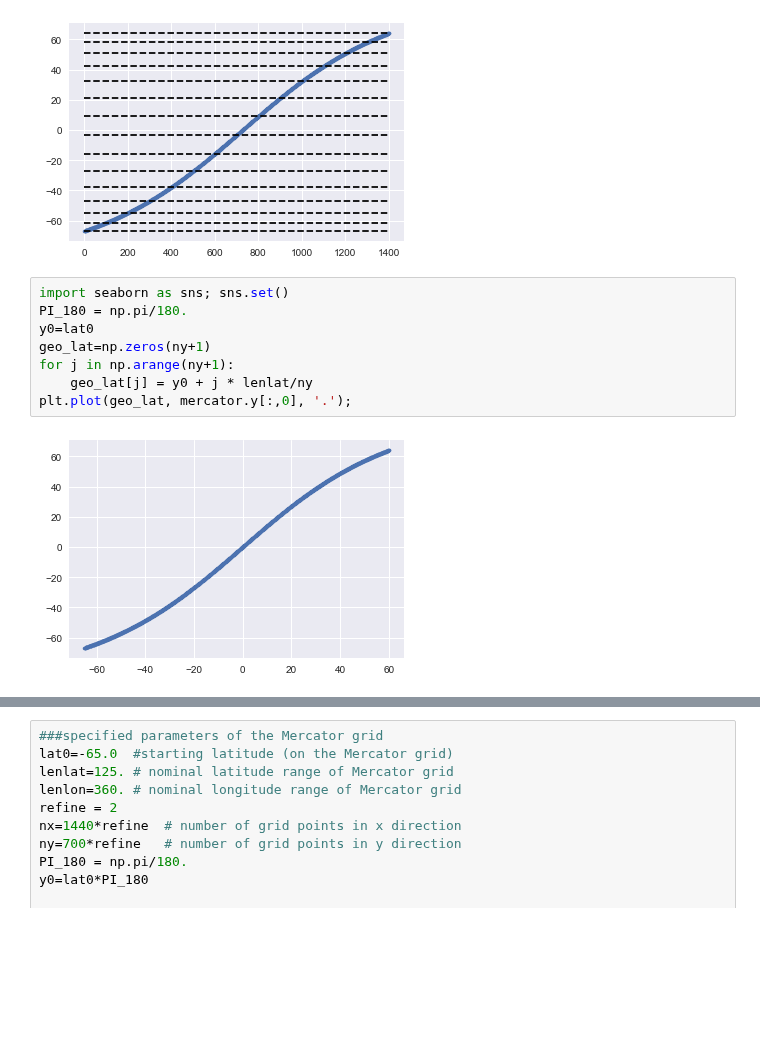
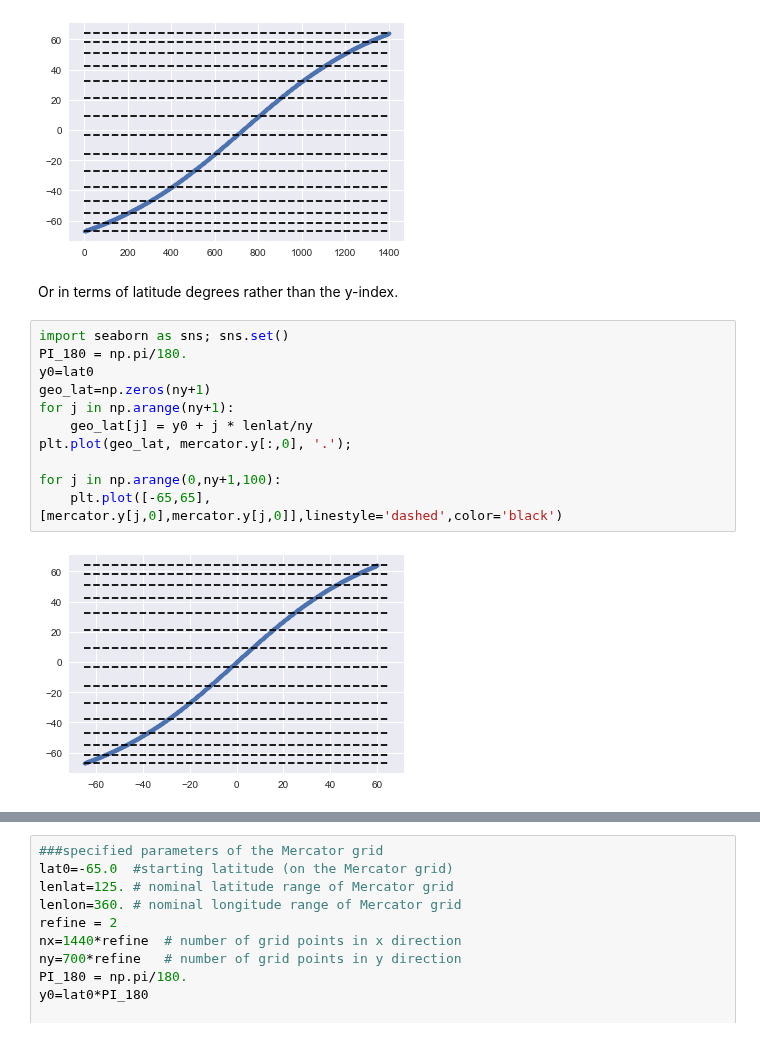
Before and after one commit to nikizadehgfdl/grid_generation, a Jupyter notebook: ocean_grid_mercator_0.25.ipynb, the cells around one changed output, grey strips where cells are left out. Drawn from its saved outputs; the diff is of its cells as text; blank space fills up the shorter version.

```diff
--- a/ocean_grid_mercator_0.25.ipynb
+++ b/ocean_grid_mercator_0.25.ipynb
@@ -48,13 +103,18 @@ for j in np.arange(0,ny+1,100):
     plt.plot([0,1400],[mercator.y[j,0],mercator.y[j,0]],linestyle='dashed',color='black')
 # %% [output]
 [figure]
+# %% [markdown]
+Or in terms of latitude degrees rather than the y-index.
 # %%
 import seaborn as sns; sns.set()
 PI_180 = np.pi/180.
 y0=lat0
 geo_lat=np.zeros(ny+1)
 for j in np.arange(ny+1):
     geo_lat[j] = y0 + j * lenlat/ny
 plt.plot(geo_lat, mercator.y[:,0], '.');
+
+for j in np.arange(0,ny+1,100):
+    plt.plot([-65,65],[mercator.y[j,0],mercator.y[j,0]],linestyle='dashed',color='black')
 # %% [output]
-[figure, old version]
+[figure, new version]
```
Also changed, not shown: parts of 13 cells of this notebook.
